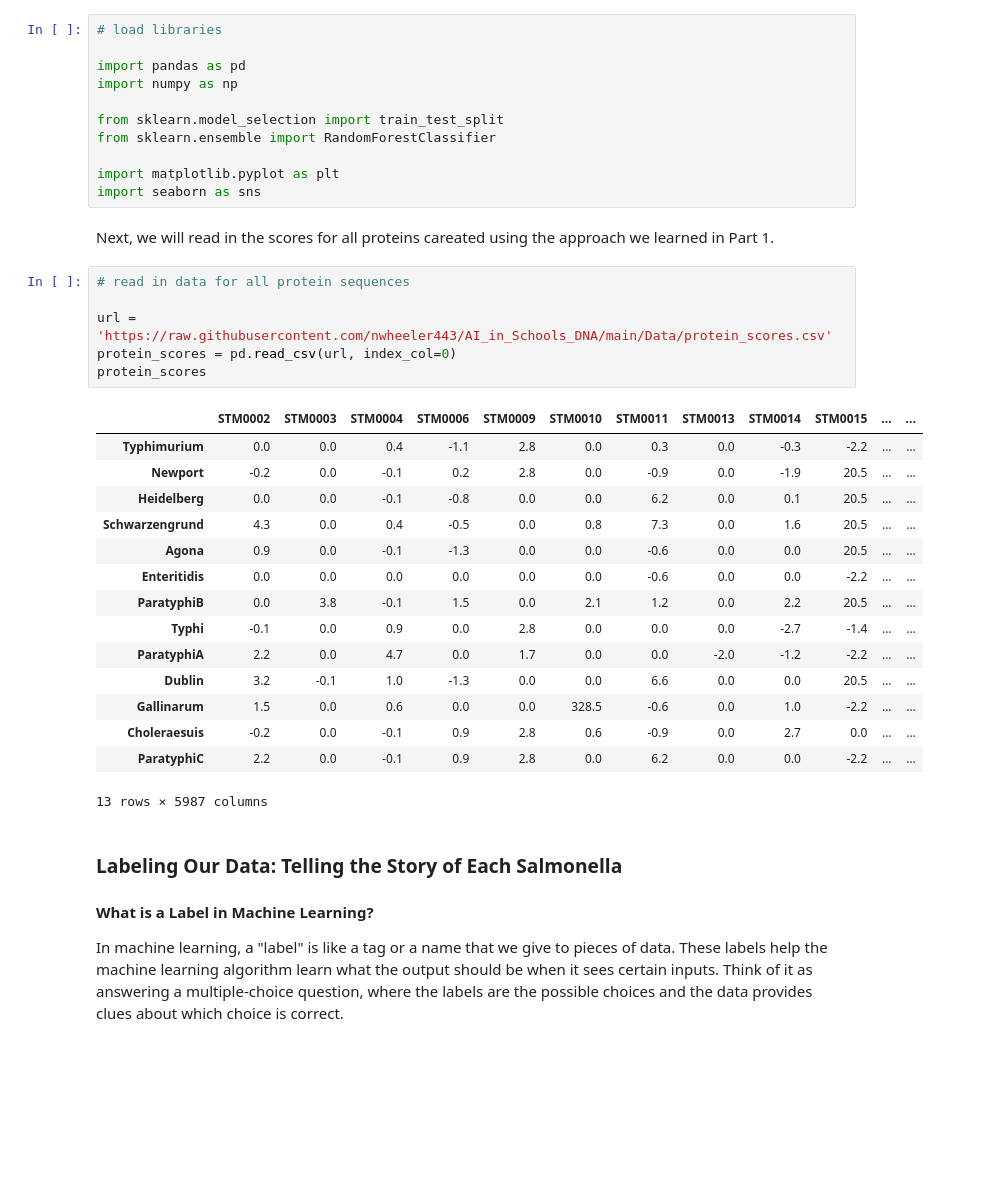
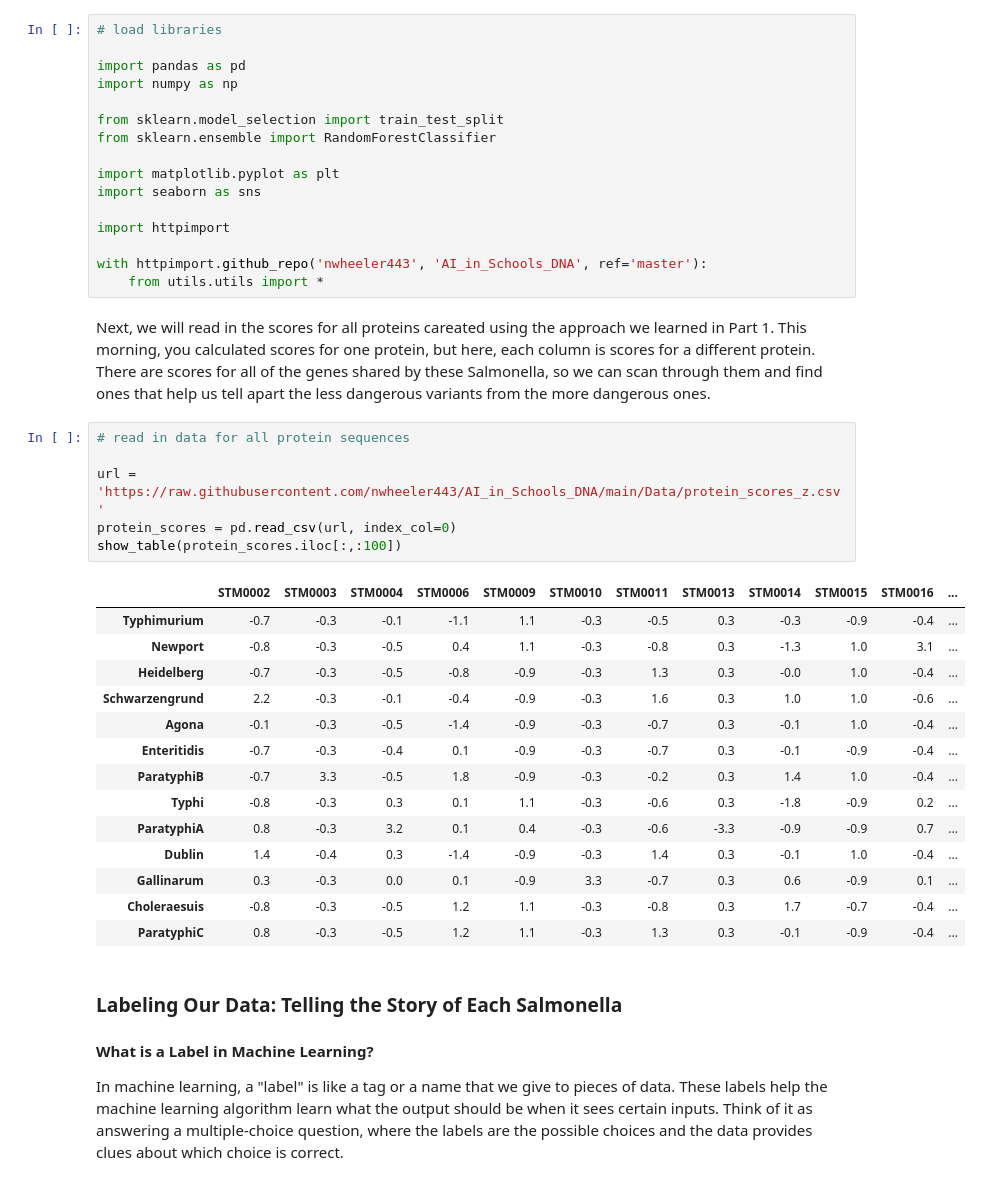
Before and after one commit to nwheeler443/AI_in_Schools_DNA, a Jupyter notebook: AI Day/AI_Day_pt2.ipynb, the cells around one changed output. Cells and saved outputs as stored; diff of their text form; blank space fills up the shorter version.

Commit message:
AI day part 2

```diff
--- a/AI Day/AI_Day_pt2.ipynb
+++ b/AI Day/AI_Day_pt2.ipynb
@@ -21,30 +25,34 @@ from sklearn.ensemble import RandomForestClassifier
 
 import matplotlib.pyplot as plt
 import seaborn as sns
+
+import httpimport
+
+with httpimport.github_repo('nwheeler443', 'AI_in_Schools_DNA', ref='master'):
+    from utils.utils import *
-# %% [markdown]
-Next, we will read in the scores for all proteins careated using the approach we learned in Part 1.
+# %% [markdown]
+Next, we will read in the scores for all proteins careated using the approach we learned in Part 1. This morning, you calculated scores for one protein, but here, each column is scores for a different protein. There are scores for all of the genes shared by these Salmonella, so we can scan through them and find ones that help us tell apart the less dangerous variants from the more dangerous ones.
 # %%
 # read in data for all protein sequences
 
-url = 'https://raw.githubusercontent.com/nwheeler443/AI_in_Schools_DNA/main/Data/protein_scores.csv'
+url = 'https://raw.githubusercontent.com/nwheeler443/AI_in_Schools_DNA/main/Data/protein_scores_z.csv'
 protein_scores = pd.read_csv(url, index_col=0)
-protein_scores
+show_table(protein_scores.iloc[:,:100])
 # %% [output]
-|  | STM0002 | STM0003 | STM0004 | STM0006 | STM0009 | STM0010 | STM0011 | STM0013 | STM0014 | STM0015 | ... | ... |
-| Typhimurium | 0.0 | 0.0 | 0.4 | -1.1 | 2.8 | 0.0 | 0.3 | 0.0 | -0.3 | -2.2 | ... | ... |
-| Newport | -0.2 | 0.0 | -0.1 | 0.2 | 2.8 | 0.0 | -0.9 | 0.0 | -1.9 | 20.5 | ... | ... |
-| Heidelberg | 0.0 | 0.0 | -0.1 | -0.8 | 0.0 | 0.0 | 6.2 | 0.0 | 0.1 | 20.5 | ... | ... |
-| Schwarzengrund | 4.3 | 0.0 | 0.4 | -0.5 | 0.0 | 0.8 | 7.3 | 0.0 | 1.6 | 20.5 | ... | ... |
-| Agona | 0.9 | 0.0 | -0.1 | -1.3 | 0.0 | 0.0 | -0.6 | 0.0 | 0.0 | 20.5 | ... | ... |
-| Enteritidis | 0.0 | 0.0 | 0.0 | 0.0 | 0.0 | 0.0 | -0.6 | 0.0 | 0.0 | -2.2 | ... | ... |
-| ParatyphiB | 0.0 | 3.8 | -0.1 | 1.5 | 0.0 | 2.1 | 1.2 | 0.0 | 2.2 | 20.5 | ... | ... |
-| Typhi | -0.1 | 0.0 | 0.9 | 0.0 | 2.8 | 0.0 | 0.0 | 0.0 | -2.7 | -1.4 | ... | ... |
-| ParatyphiA | 2.2 | 0.0 | 4.7 | 0.0 | 1.7 | 0.0 | 0.0 | -2.0 | -1.2 | -2.2 | ... | ... |
-| Dublin | 3.2 | -0.1 | 1.0 | -1.3 | 0.0 | 0.0 | 6.6 | 0.0 | 0.0 | 20.5 | ... | ... |
-| Gallinarum | 1.5 | 0.0 | 0.6 | 0.0 | 0.0 | 328.5 | -0.6 | 0.0 | 1.0 | -2.2 | ... | ... |
-| Choleraesuis | -0.2 | 0.0 | -0.1 | 0.9 | 2.8 | 0.6 | -0.9 | 0.0 | 2.7 | 0.0 | ... | ... |
-| ParatyphiC | 2.2 | 0.0 | -0.1 | 0.9 | 2.8 | 0.0 | 6.2 | 0.0 | 0.0 | -2.2 | ... | ... |
+|  | STM0002 | STM0003 | STM0004 | STM0006 | STM0009 | STM0010 | STM0011 | STM0013 | STM0014 | STM0015 | STM0016 | ... |
+| Typhimurium | -0.7 | -0.3 | -0.1 | -1.1 | 1.1 | -0.3 | -0.5 | 0.3 | -0.3 | -0.9 | -0.4 | ... |
+| Newport | -0.8 | -0.3 | -0.5 | 0.4 | 1.1 | -0.3 | -0.8 | 0.3 | -1.3 | 1.0 | 3.1 | ... |
+| Heidelberg | -0.7 | -0.3 | -0.5 | -0.8 | -0.9 | -0.3 | 1.3 | 0.3 | -0.0 | 1.0 | -0.4 | ... |
+| Schwarzengrund | 2.2 | -0.3 | -0.1 | -0.4 | -0.9 | -0.3 | 1.6 | 0.3 | 1.0 | 1.0 | -0.6 | ... |
+| Agona | -0.1 | -0.3 | -0.5 | -1.4 | -0.9 | -0.3 | -0.7 | 0.3 | -0.1 | 1.0 | -0.4 | ... |
+| Enteritidis | -0.7 | -0.3 | -0.4 | 0.1 | -0.9 | -0.3 | -0.7 | 0.3 | -0.1 | -0.9 | -0.4 | ... |
+| ParatyphiB | -0.7 | 3.3 | -0.5 | 1.8 | -0.9 | -0.3 | -0.2 | 0.3 | 1.4 | 1.0 | -0.4 | ... |
+| Typhi | -0.8 | -0.3 | 0.3 | 0.1 | 1.1 | -0.3 | -0.6 | 0.3 | -1.8 | -0.9 | 0.2 | ... |
+| ParatyphiA | 0.8 | -0.3 | 3.2 | 0.1 | 0.4 | -0.3 | -0.6 | -3.3 | -0.9 | -0.9 | 0.7 | ... |
+| Dublin | 1.4 | -0.4 | 0.3 | -1.4 | -0.9 | -0.3 | 1.4 | 0.3 | -0.1 | 1.0 | -0.4 | ... |
+| Gallinarum | 0.3 | -0.3 | 0.0 | 0.1 | -0.9 | 3.3 | -0.7 | 0.3 | 0.6 | -0.9 | 0.1 | ... |
+| Choleraesuis | -0.8 | -0.3 | -0.5 | 1.2 | 1.1 | -0.3 | -0.8 | 0.3 | 1.7 | -0.7 | -0.4 | ... |
+| ParatyphiC | 0.8 | -0.3 | -0.5 | 1.2 | 1.1 | -0.3 | 1.3 | 0.3 | -0.1 | -0.9 | -0.4 | ... |
-13 rows × 5987 columns
 # %% [markdown]
 ### Labeling Our Data: Telling the Story of Each Salmonella
 
```
Also changed, not shown: parts of 10 cells of this notebook.
